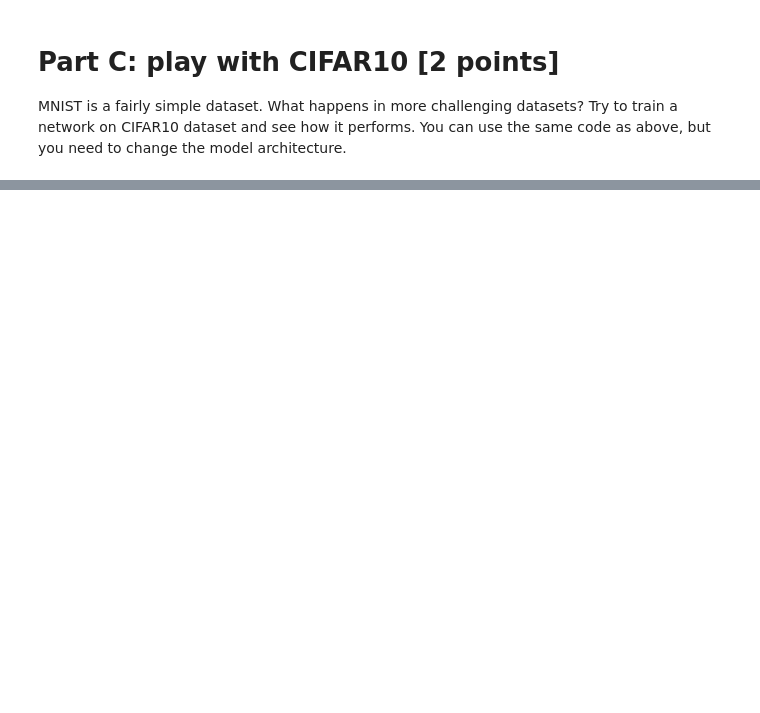
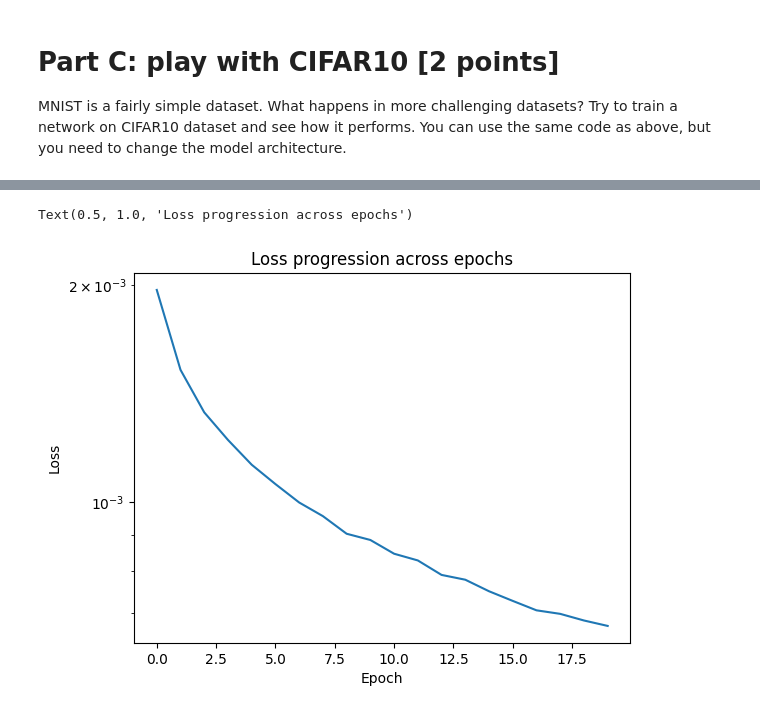
Before and after one commit to roduit/FundamentalLearningEPFL, a Jupyter notebook: TP10/[exercise]torch_and_neuralnets.ipynb, the cells around one changed output, grey strips where cells are left out. Drawn from its saved outputs; the diff is of its cells as text; code cells hidden in the pictures; blank space fills up the shorter version.

```diff
--- a/TP10/[exercise]torch_and_neuralnets.ipynb
+++ b/TP10/[exercise]torch_and_neuralnets.ipynb
@@ -670,0 +758,15 @@ MNIST is a fairly simple dataset. What happens in more challenging datasets? Try
+# %%
+# initialize model
+cnn = CNN_Cifar().to(DEVICE)
+
+# define the optimizer. Use Adam
+optimizer = optim.Adam(cnn.parameters(), lr=LEARNING_RATE)
+
+# train the CNN
+losses = fit(
+    model=cnn,
+    train_dataloader=train_dataloader,
+    optimizer=optimizer,
+    epochs=20,
+    device=DEVICE
+)
@@ -670,0 +799,10 @@ MNIST is a fairly simple dataset. What happens in more challenging datasets? Try
+# %%
+plt.plot(losses)
+
+plt.xlabel('Epoch')
+plt.ylabel("Loss")
+plt.yscale('log')
+plt.title("Loss progression across epochs")
+# %% [output]
+Text(0.5, 1.0, 'Loss progression across epochs')
+[figure, added]
```
Also changed, not shown: parts of 17 cells of this notebook.
